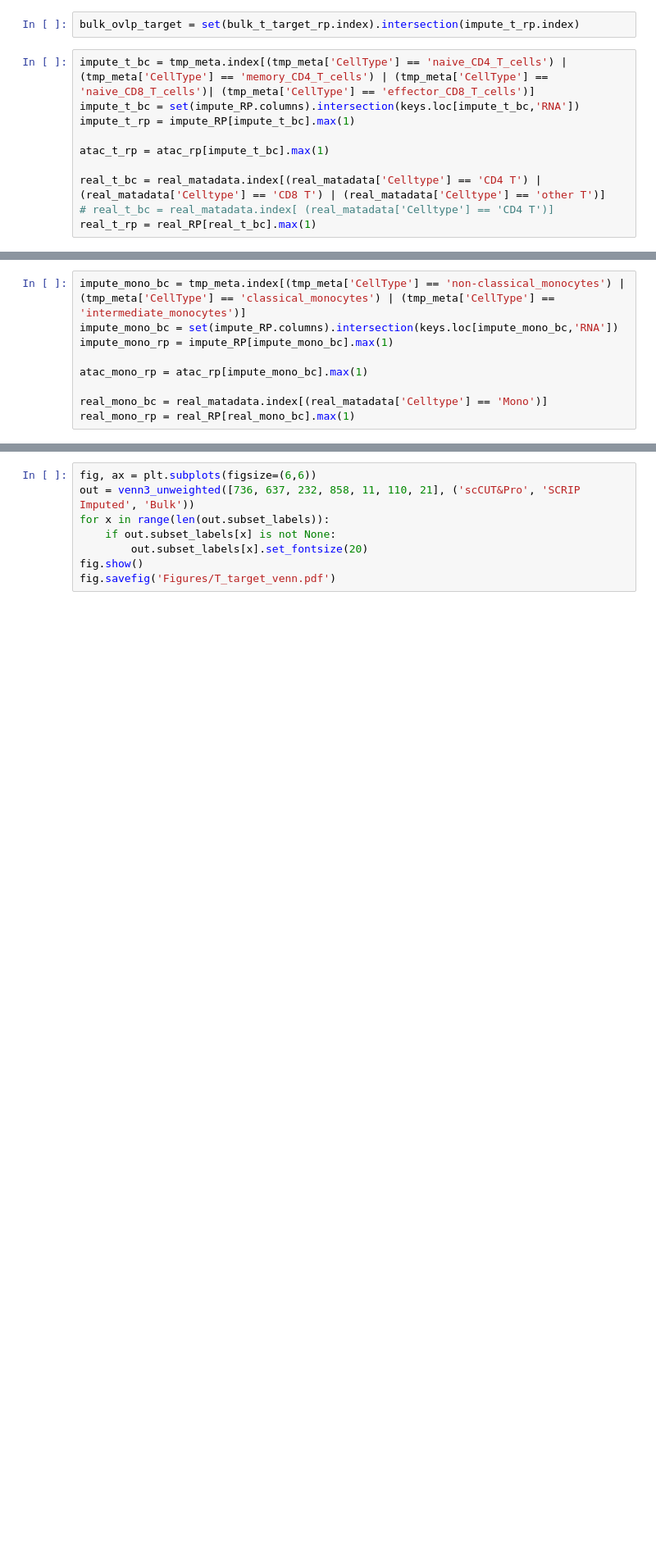
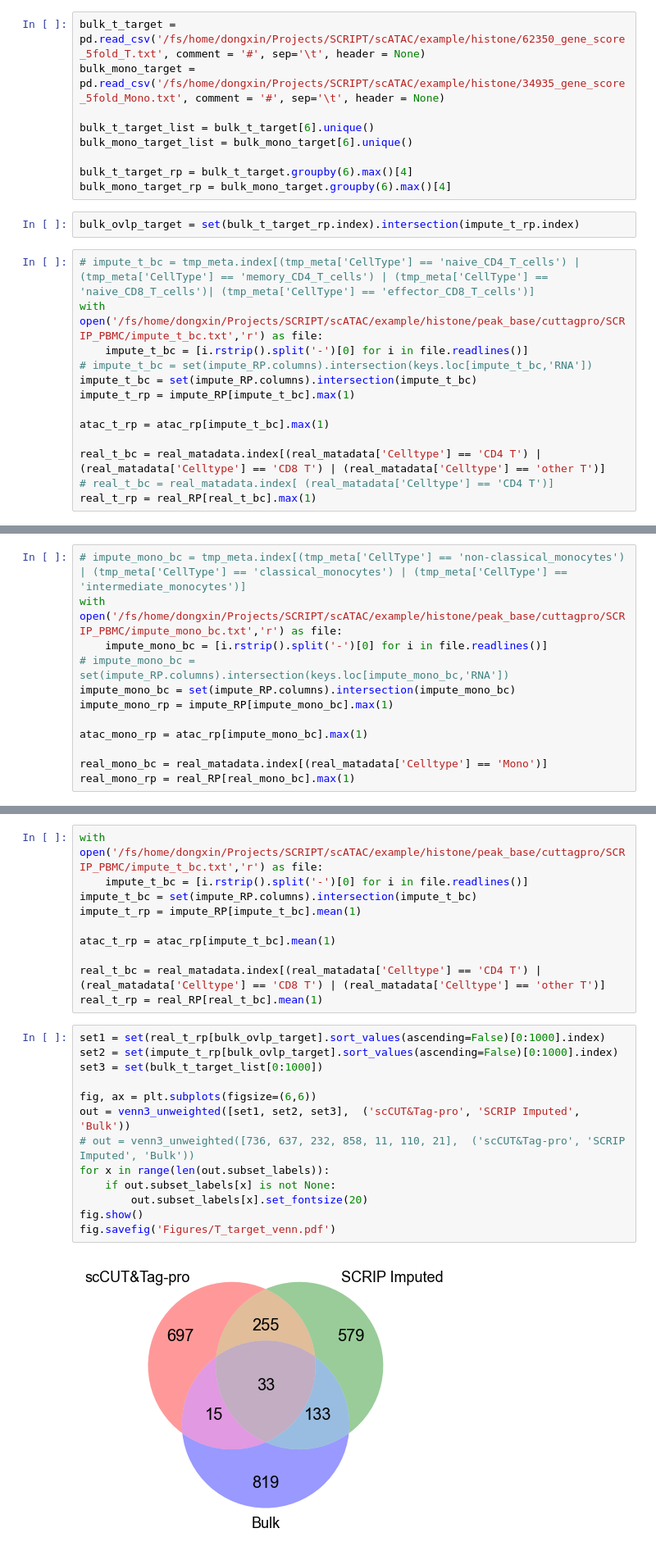
Before and after one commit to xindong95/SCRIP_notebook, a Jupyter notebook: histone_bin_python.ipynb, the cells around one changed output, grey strips where cells are left out. Shown: that part at 82% size. Drawn from its saved outputs; the diff is of its cells as text; blank space fills up the shorter version.

```diff
--- a/histone_bin_python.ipynb
+++ b/histone_bin_python.ipynb
@@ -495,8 +132,20 @@ keys.index = keys['ATAC']
+# %%
+bulk_t_target = pd.read_csv('/fs/home/dongxin/Projects/SCRIPT/scATAC/example/histone/62350_gene_score_5fold_T.txt', comment = '#', sep='\t', header = None)
+bulk_mono_target = pd.read_csv('/fs/home/dongxin/Projects/SCRIPT/scATAC/example/histone/34935_gene_score_5fold_Mono.txt', comment = '#', sep='\t', header = None)
+
+bulk_t_target_list = bulk_t_target[6].unique()
+bulk_mono_target_list = bulk_mono_target[6].unique()
+
+bulk_t_target_rp = bulk_t_target.groupby(6).max()[4]
+bulk_mono_target_rp = bulk_mono_target.groupby(6).max()[4]
 # %%
 bulk_ovlp_target = set(bulk_t_target_rp.index).intersection(impute_t_rp.index)
 # %%
-impute_t_bc = tmp_meta.index[(tmp_meta['CellType'] == 'naive_CD4_T_cells') | (tmp_meta['CellType'] == 'memory_CD4_T_cells') | (tmp_meta['CellType'] == 'naive_CD8_T_cells')| (tmp_meta['CellType'] == 'effector_CD8_T_cells')]
-impute_t_bc = set(impute_RP.columns).intersection(keys.loc[impute_t_bc,'RNA'])
+# impute_t_bc = tmp_meta.index[(tmp_meta['CellType'] == 'naive_CD4_T_cells') | (tmp_meta['CellType'] == 'memory_CD4_T_cells') | (tmp_meta['CellType'] == 'naive_CD8_T_cells')| (tmp_meta['CellType'] == 'effector_CD8_T_cells')]
+with open('/fs/home/dongxin/Projects/SCRIPT/scATAC/example/histone/peak_base/cuttagpro/SCRIP_PBMC/impute_t_bc.txt','r') as file:
+    impute_t_bc = [i.rstrip().split('-')[0] for i in file.readlines()]
+# impute_t_bc = set(impute_RP.columns).intersection(keys.loc[impute_t_bc,'RNA'])
+impute_t_bc = set(impute_RP.columns).intersection(impute_t_bc)
 impute_t_rp = impute_RP[impute_t_bc].max(1)
 
 atac_t_rp = atac_rp[impute_t_bc].max(1)
@@ -517,6 +168,9 @@ scipy.stats.spearmanr(atac_t_rp[bulk_ovlp_target],bulk_t_target_rp[bulk_ovlp_tar
 # %%
-impute_mono_bc = tmp_meta.index[(tmp_meta['CellType'] == 'non-classical_monocytes') | (tmp_meta['CellType'] == 'classical_monocytes') | (tmp_meta['CellType'] == 'intermediate_monocytes')]
-impute_mono_bc = set(impute_RP.columns).intersection(keys.loc[impute_mono_bc,'RNA'])
+# impute_mono_bc = tmp_meta.index[(tmp_meta['CellType'] == 'non-classical_monocytes') | (tmp_meta['CellType'] == 'classical_monocytes') | (tmp_meta['CellType'] == 'intermediate_monocytes')]
+with open('/fs/home/dongxin/Projects/SCRIPT/scATAC/example/histone/peak_base/cuttagpro/SCRIP_PBMC/impute_mono_bc.txt','r') as file:
+    impute_mono_bc = [i.rstrip().split('-')[0] for i in file.readlines()]
+# impute_mono_bc = set(impute_RP.columns).intersection(keys.loc[impute_mono_bc,'RNA'])
+impute_mono_bc = set(impute_RP.columns).intersection(impute_mono_bc)
 impute_mono_rp = impute_RP[impute_mono_bc].max(1)
 
 atac_mono_rp = atac_rp[impute_mono_bc].max(1)
@@ -545,8 +208,25 @@ fig.savefig('Figures/RP_correlation_imputed_atac_bulk.pdf')
+# %%
+with open('/fs/home/dongxin/Projects/SCRIPT/scATAC/example/histone/peak_base/cuttagpro/SCRIP_PBMC/impute_t_bc.txt','r') as file:
+    impute_t_bc = [i.rstrip().split('-')[0] for i in file.readlines()]
+impute_t_bc = set(impute_RP.columns).intersection(impute_t_bc)
+impute_t_rp = impute_RP[impute_t_bc].mean(1)
+
+atac_t_rp = atac_rp[impute_t_bc].mean(1)
+
+real_t_bc = real_matadata.index[(real_matadata['Celltype'] == 'CD4 T') | (real_matadata['Celltype'] == 'CD8 T') | (real_matadata['Celltype'] == 'other T')]
+real_t_rp = real_RP[real_t_bc].mean(1)
 # %%
+set1 = set(real_t_rp[bulk_ovlp_target].sort_values(ascending=False)[0:1000].index)
+set2 = set(impute_t_rp[bulk_ovlp_target].sort_values(ascending=False)[0:1000].index)
+set3 = set(bulk_t_target_list[0:1000])
+
 fig, ax = plt.subplots(figsize=(6,6))
-out = venn3_unweighted([736, 637, 232, 858, 11, 110, 21], ('scCUT&Pro', 'SCRIP Imputed', 'Bulk'))
+out = venn3_unweighted([set1, set2, set3],  ('scCUT&Tag-pro', 'SCRIP Imputed', 'Bulk'))
+# out = venn3_unweighted([736, 637, 232, 858, 11, 110, 21],  ('scCUT&Tag-pro', 'SCRIP Imputed', 'Bulk'))
 for x in range(len(out.subset_labels)):
     if out.subset_labels[x] is not None:
         out.subset_labels[x].set_fontsize(20)
 fig.show()
 fig.savefig('Figures/T_target_venn.pdf')
+# %% [output]
+[figure, added]
```
Also changed, not shown: parts of 54 cells of this notebook, 2 other files.
